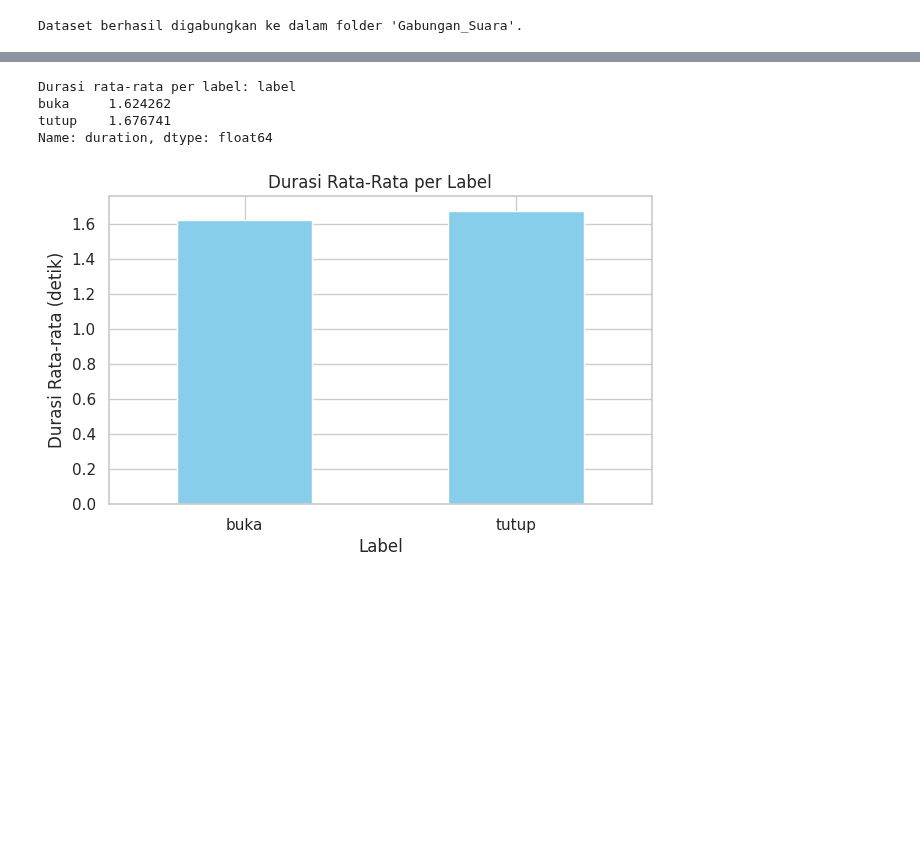
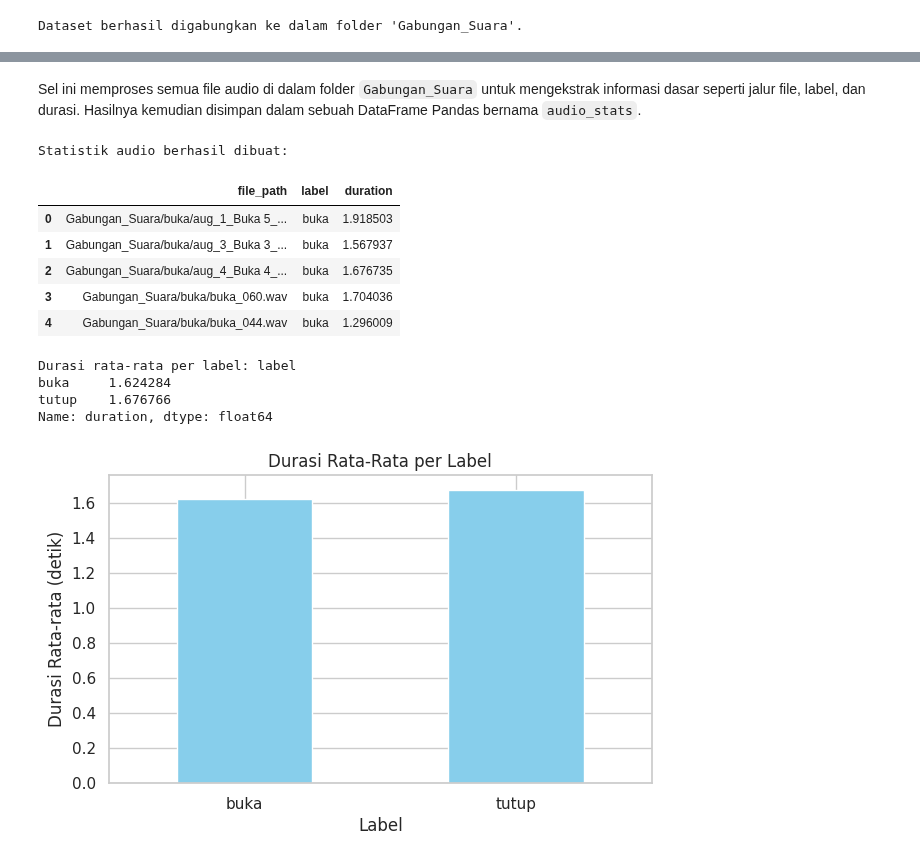
Before and after one commit to Yotan123/psd, a Jupyter notebook: _sources/Suara.ipynb, the cells around one changed output, grey strips where cells are left out. Cells and saved outputs as stored; diff of their text form; code cells hidden in the pictures; blank space fills up the shorter version.

```diff
--- a/_sources/Suara.ipynb
+++ b/_sources/Suara.ipynb
@@ -182,21 +181,58 @@ else:
+# %% [markdown]
+
+Sel ini memproses semua file audio di dalam folder `Gabungan_Suara` untuk mengekstrak informasi dasar seperti jalur file, label, dan durasi. Hasilnya kemudian disimpan dalam sebuah DataFrame Pandas bernama `audio_stats`.
 # %%
-# Rata-rata durasi per label
+TARGET_DIR = "Gabungan_Suara"
+
+audio_data = []
+
+for label in sorted(os.listdir(TARGET_DIR)):
+    label_dir = os.path.join(TARGET_DIR, label)
+    if os.path.isdir(label_dir):
+        for fn in os.listdir(label_dir):
+            if is_wav(fn):
+                file_path = os.path.join(label_dir, fn)
+                try:
+                    # Memuat file audio dan menghitung durasinya
+                    y, sr = librosa.load(file_path)
+                    duration = librosa.get_duration(y=y, sr=sr)
+                    audio_data.append({'file_path': file_path, 'label': label, 'duration': duration})
+                except Exception as e:
+                    print(f"Gagal memproses {file_path}: {e}")
+
+audio_stats = pd.DataFrame(audio_data)
+
 if not audio_stats.empty:
-    mean_duration = audio_stats.groupby('label')['duration'].mean()
-    print("Durasi rata-rata per label:", mean_duration)
-
-    # Visualisasi durasi rata-rata per label
-    mean_duration.plot(kind='bar', figsize=(7, 4), color='skyblue')
-    plt.title("Durasi Rata-Rata per Label")
-    plt.xlabel("Label")
-    plt.ylabel("Durasi Rata-rata (detik)")
-    plt.xticks(rotation=0)
-    plt.show()
+    print("Statistik audio berhasil dibuat:")
+    display(audio_stats.head())
 else:
-    print("audio_stats kosong — tidak dapat menghitung rata-rata durasi.")
+    print("Tidak ada data audio yang berhasil diproses.")
 # %% [output]
-Durasi rata-rata per label: label
-buka     1.624262
-tutup    1.676741
-Name: duration, dtype: float64
+Statistik audio berhasil dibuat:
-[figure, removed]
+|  | file_path | label | duration |
+| 0 | Gabungan_Suara/buka/aug_1_Buka 5_... | buka | 1.918503 |
+| 1 | Gabungan_Suara/buka/aug_3_Buka 3_... | buka | 1.567937 |
+| 2 | Gabungan_Suara/buka/aug_4_Buka 4_... | buka | 1.676735 |
+| 3 | Gabungan_Suara/buka/buka_060.wav | buka | 1.704036 |
+| 4 | Gabungan_Suara/buka/buka_044.wav | buka | 1.296009 |
+# %%
+# Rata-rata durasi per label
+if not audio_stats.empty:
+    mean_duration = audio_stats.groupby('label')['duration'].mean()
+    print("Durasi rata-rata per label:", mean_duration)
+
+    # Visualisasi durasi rata-rata per label
+    mean_duration.plot(kind='bar', figsize=(7, 4), color='skyblue')
+    plt.title("Durasi Rata-Rata per Label")
+    plt.xlabel("Label")
+    plt.ylabel("Durasi Rata-rata (detik)")
+    plt.xticks(rotation=0)
+    plt.show()
+else:
+    print("audio_stats kosong — tidak dapat menghitung rata-rata durasi.")
+# %% [output]
+Durasi rata-rata per label: label
+buka     1.624284
+tutup    1.676766
+Name: duration, dtype: float64
+[figure, added]
```
Also changed, not shown: parts of 8 cells of this notebook, 11 other files.
